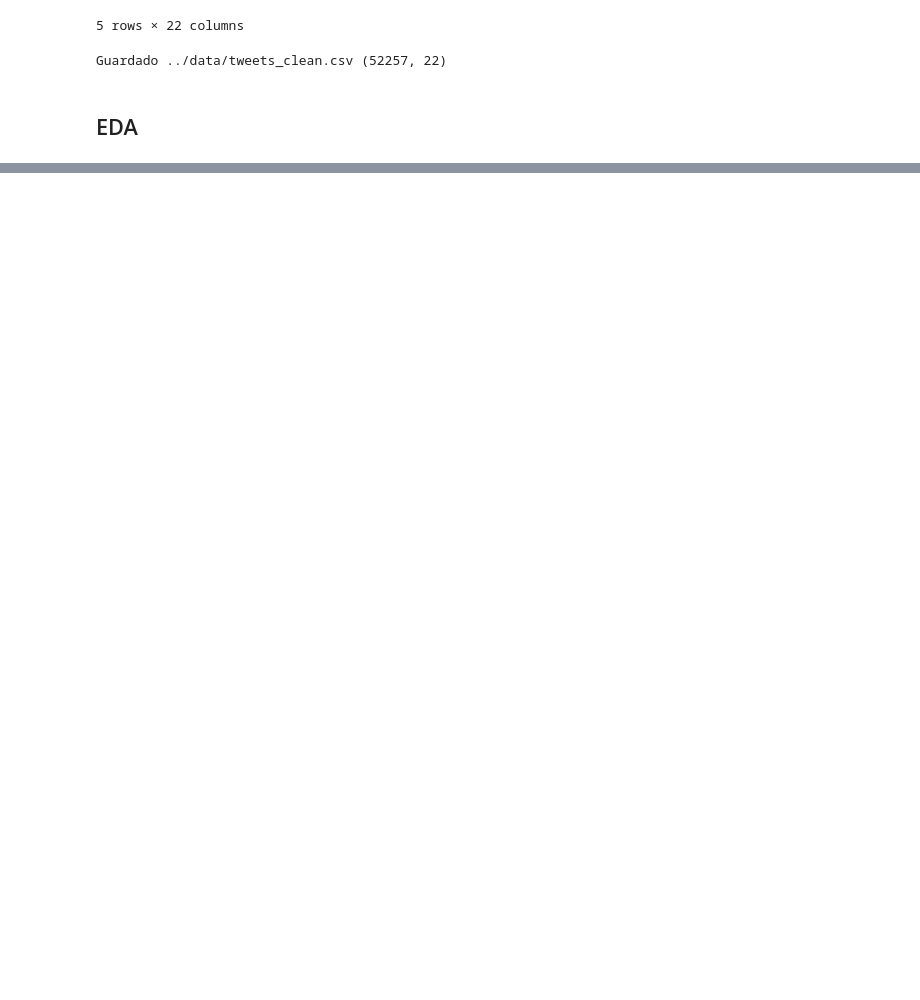
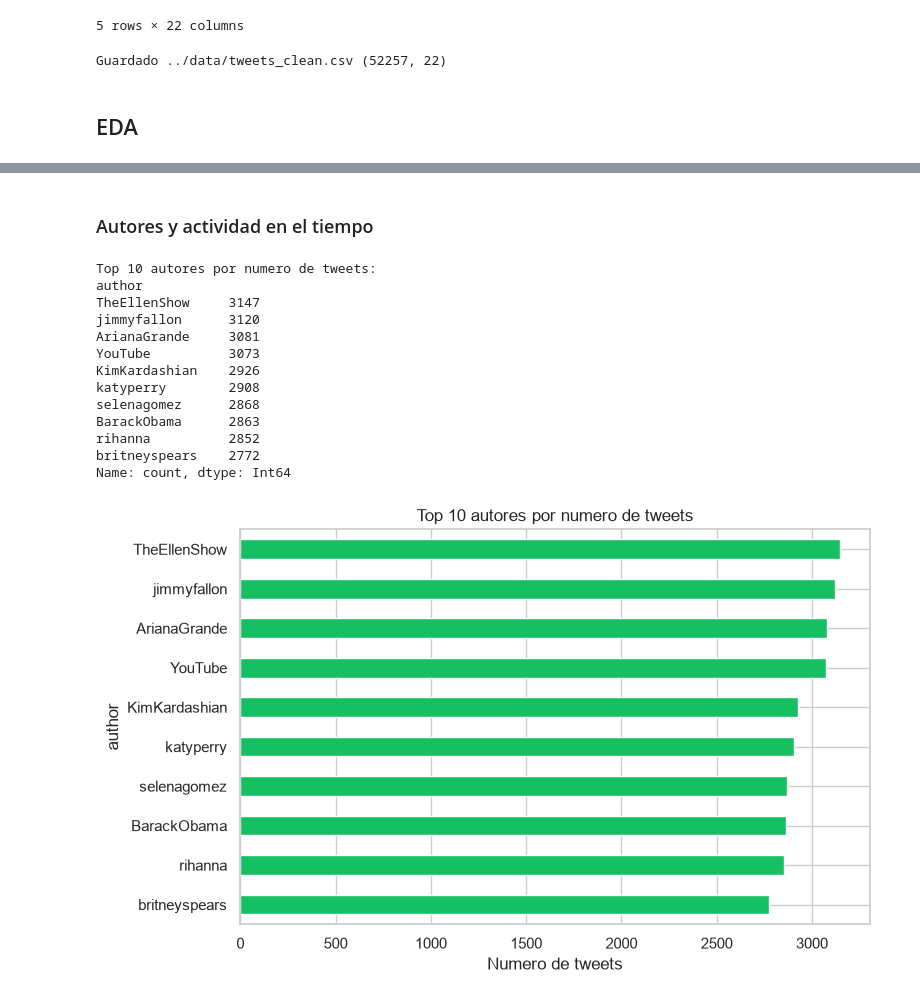
Before and after one commit to ecarcamo/Actividad-Clase-DataScience-Tweets, a Jupyter notebook: notebooks/01_carga_inicial.ipynb, the cells around one changed output, grey strips where cells are left out. Cells and saved outputs as stored; diff of their text form; code cells hidden in the pictures; blank space fills up the shorter version.

```diff
--- a/notebooks/01_carga_inicial.ipynb
+++ b/notebooks/01_carga_inicial.ipynb
@@ -241,0 +339,28 @@ Guardado ../data/tweets_clean.csv (52257, 22)
+# %% [markdown]
+### Autores y actividad en el tiempo
+# %%
+top_autores = df_clean["author"].value_counts().head(10)
+print("Top 10 autores por numero de tweets:")
+print(top_autores)
+
+fig, ax = plt.subplots(figsize=(8, 5))
+top_autores.iloc[::-1].plot(kind="barh", ax=ax, color="#17BF63")
+ax.set_title("Top 10 autores por numero de tweets")
+ax.set_xlabel("Numero de tweets")
+plt.tight_layout()
+plt.show()
+# %% [output]
+Top 10 autores por numero de tweets:
+author
+TheEllenShow     3147
+jimmyfallon      3120
+ArianaGrande     3081
+YouTube          3073
+KimKardashian    2926
+katyperry        2908
+selenagomez      2868
+BarackObama      2863
+rihanna          2852
+britneyspears    2772
+Name: count, dtype: Int64
+[figure, added]
```
Also changed, not shown: parts of 7 cells of this notebook.
